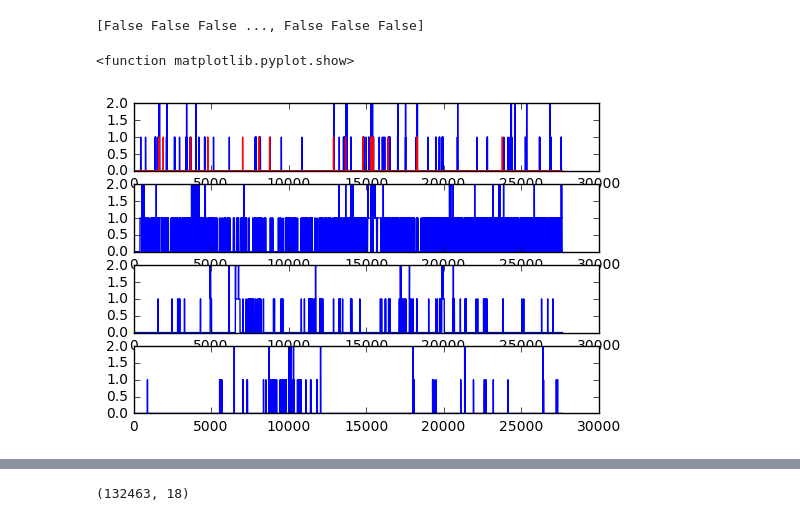
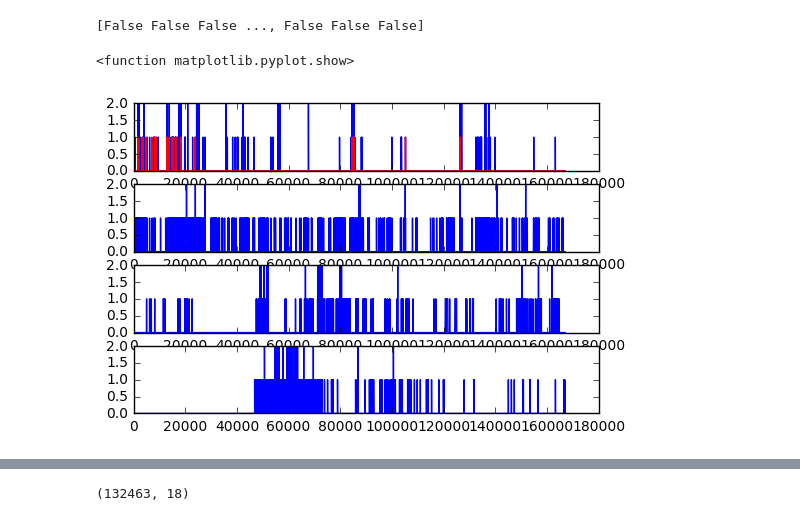
Before and after one commit to MoonBlvd/MDP_data_recording, a Jupyter notebook: warning_statistics.ipynb, the cells around one changed output, grey strips where cells are left out. Cells and saved outputs as stored; diff of their text form; code cells hidden in the pictures.

```diff
--- a/warning_statistics.ipynb
+++ b/warning_statistics.ipynb
@@ -22,0 +30,17 @@ print(anomalies.shape)
+# %%
+anomaly_path = 'data/anomalies/'
+anomaly_name = '05182017.csv'
+anomalies_05182017 = read_data(anomaly_path+anomaly_name)
+print(anomalies_05182017.shape)
+
+anomaly_name = '10152017.csv'
+anomalies_10152017 = read_data(anomaly_path+anomaly_name)
+print(anomalies_10152017.shape)
+
+anomaly_name = '10172017.csv'
+anomalies_10172017 = read_data(anomaly_path+anomaly_name)
+print(anomalies_10172017.shape)
+
+anomaly_name = '10172017_freeway.csv'
+anomalies_10172017_freeway = read_data(anomaly_path+anomaly_name)
+print(anomalies_10172017_freeway.shape)
@@ -22,0 +52,5 @@ print(anomalies.shape)
+# %%
+warnings = np.vstack([warnings_05182017, warnings_10152017, warnings_10172017, warnings_10172017_freeway])
+anomalies = np.vstack([anomalies_05182017, anomalies_10152017, anomalies_10172017, anomalies_10172017_freeway])
+print(warnings.shape)
+print(anomalies.shape)
@@ -70,46 +107,47 @@ plt.legend(['Right cut in'])
 '''
 Process computed anomaly scores
 '''
-thresh1 = 0.6
-thresh2 = 0.2
-Rt = anomalies[:,0] / np.max(anomalies[:,0])
-Rd = anomalies[:,1] / np.max(anomalies[:,1])
-Rb = anomalies[:,2] / np.max(anomalies[:,2])
-Ro = anomalies[:,3] / np.max(anomalies[:,3])
+thresh1 = 0.7
+thresh2 = 0.3
+time = anomalies[:,0]
+Rt = anomalies[:,1] / np.max(anomalies[:,1])
+Rd = anomalies[:,2] / np.max(anomalies[:,2])
+Rb = anomalies[:,3] / np.max(anomalies[:,3])
+Ro = anomalies[:,4] / np.max(anomalies[:,4])
 
 print(Rt>thresh1)
 
 Rt[Rt>thresh1] = 2
 Rt[Rt<thresh2] = 0
 Rt[np.array(Rt>thresh2) & np.array(Rt<thresh1)] = 1
 
 Rd[Rd>thresh1] = 2
 Rd[Rd<thresh2] = 0
 Rd[np.array(Rd>thresh2) & np.array(Rd<thresh1)] = 1
 
 Rb[Rb>thresh1] = 2
 Rb[Rb<thresh2] = 0
 Rb[np.array(Rb>thresh2) & np.array(Rb<thresh1)] = 1
 
 Ro[Ro>thresh1] = 2
 Ro[Ro<thresh2] = 0
 Ro[np.array(Ro>thresh2) & np.array(Ro<thresh1)] = 1
 
 plt.figure(1)
 plt.subplot(411)
 plt.plot(Rt)
 plt.plot(FCW,'r')
 plt.subplot(412)
 plt.plot(Rd)
 plt.subplot(413)
 plt.plot(Rb)
 plt.subplot(414)
 plt.plot(Ro)
 plt.show
 # %% [output]
 [False False False ..., False False False]
 <function matplotlib.pyplot.show>
-[figure, old version]
+[figure, new version]
 # %%
 system_warnings = np.vstack([FCW, LDW, FSW])
 print (system_warnings.shape)
```
Also changed, not shown: parts of 8 cells of this notebook, 1 other file.
